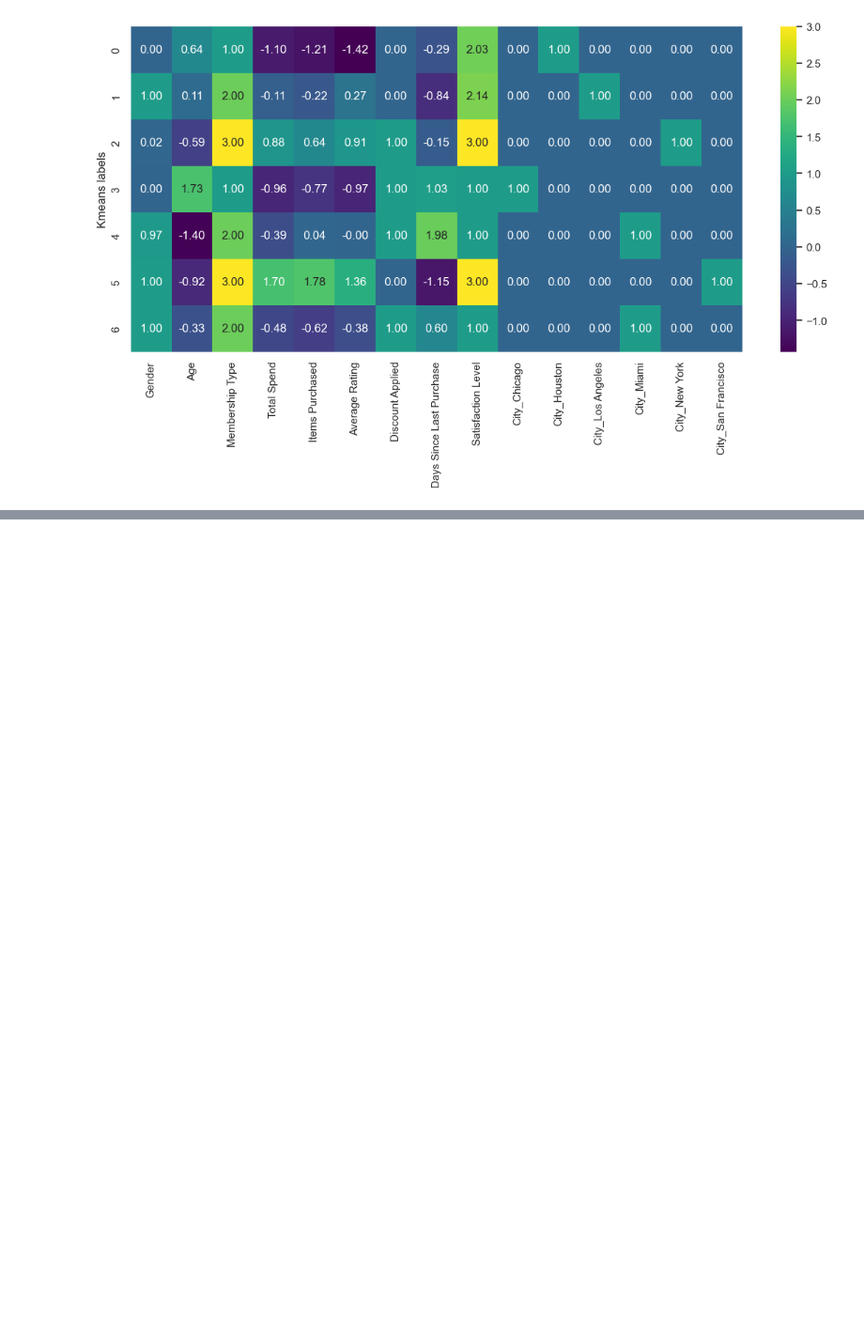
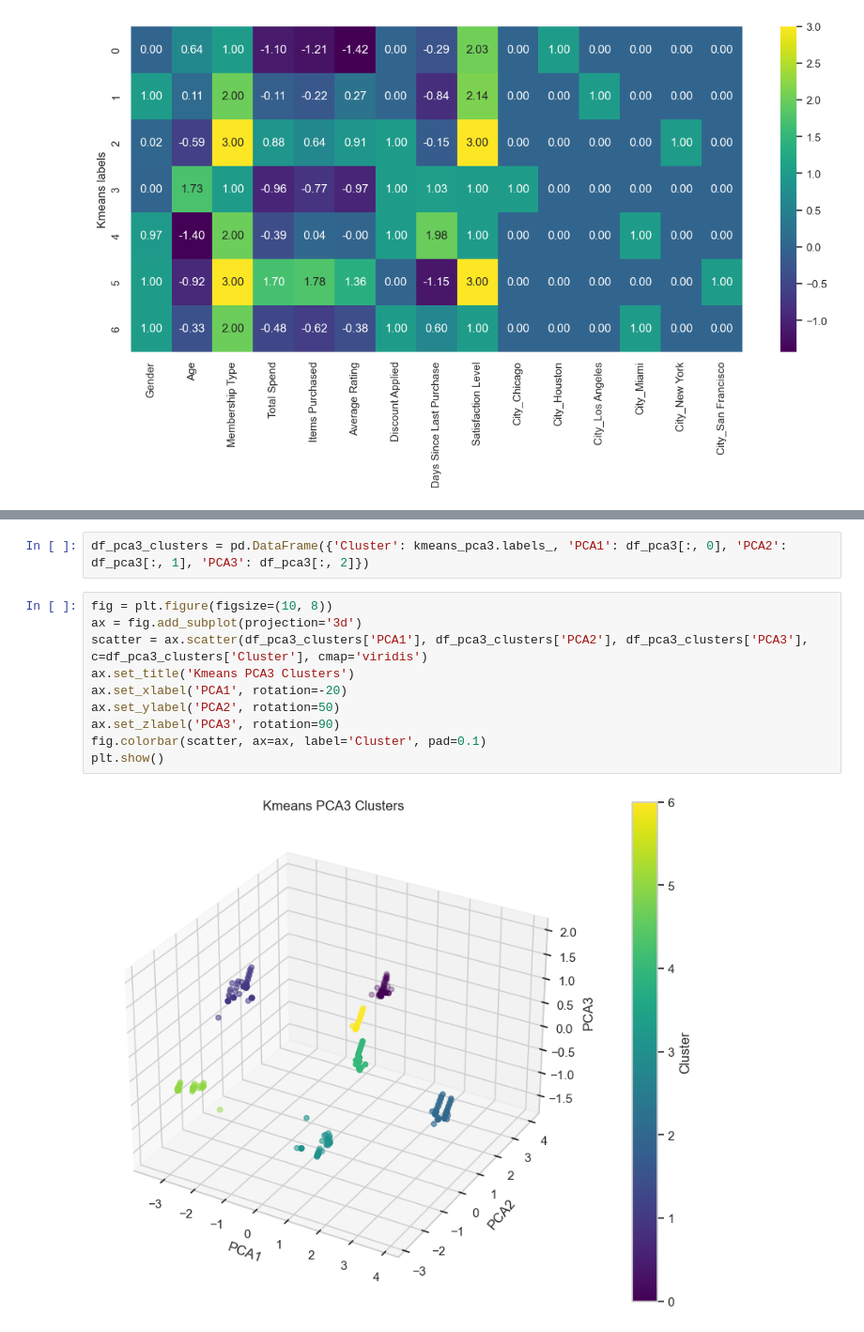
Before and after one commit to umilic16/ML_2, a Jupyter notebook: main.ipynb, the cells around one changed output, grey strips where cells are left out. Shown at 94% size. Saved outputs shown, nothing was run; the diff lists cells and outputs as text; blank space fills up the shorter version.

```diff
--- a/main.ipynb
+++ b/main.ipynb
@@ -357,0 +448,14 @@ plt.show()
+# %%
+df_pca3_clusters = pd.DataFrame({'Cluster': kmeans_pca3.labels_, 'PCA1': df_pca3[:, 0], 'PCA2': df_pca3[:, 1], 'PCA3': df_pca3[:, 2]})
+# %%
+fig = plt.figure(figsize=(10, 8))
+ax = fig.add_subplot(projection='3d')
+scatter = ax.scatter(df_pca3_clusters['PCA1'], df_pca3_clusters['PCA2'], df_pca3_clusters['PCA3'], c=df_pca3_clusters['Cluster'], cmap='viridis')
+ax.set_title('Kmeans PCA3 Clusters')
+ax.set_xlabel('PCA1', rotation=-20)
+ax.set_ylabel('PCA2', rotation=50)
+ax.set_zlabel('PCA3', rotation=90)
+fig.colorbar(scatter, ax=ax, label='Cluster', pad=0.1)
+plt.show()
+# %% [output]
+[figure, added]
```
Also changed, not shown: parts of 9 cells of this notebook.
